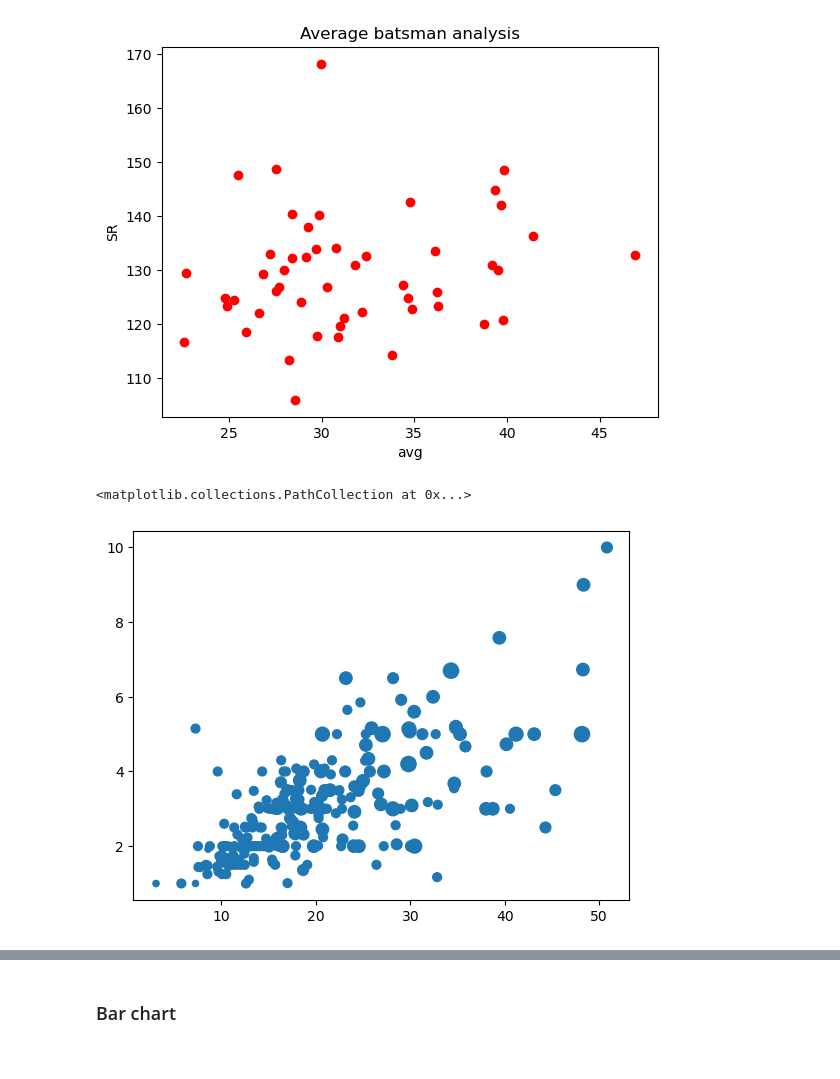
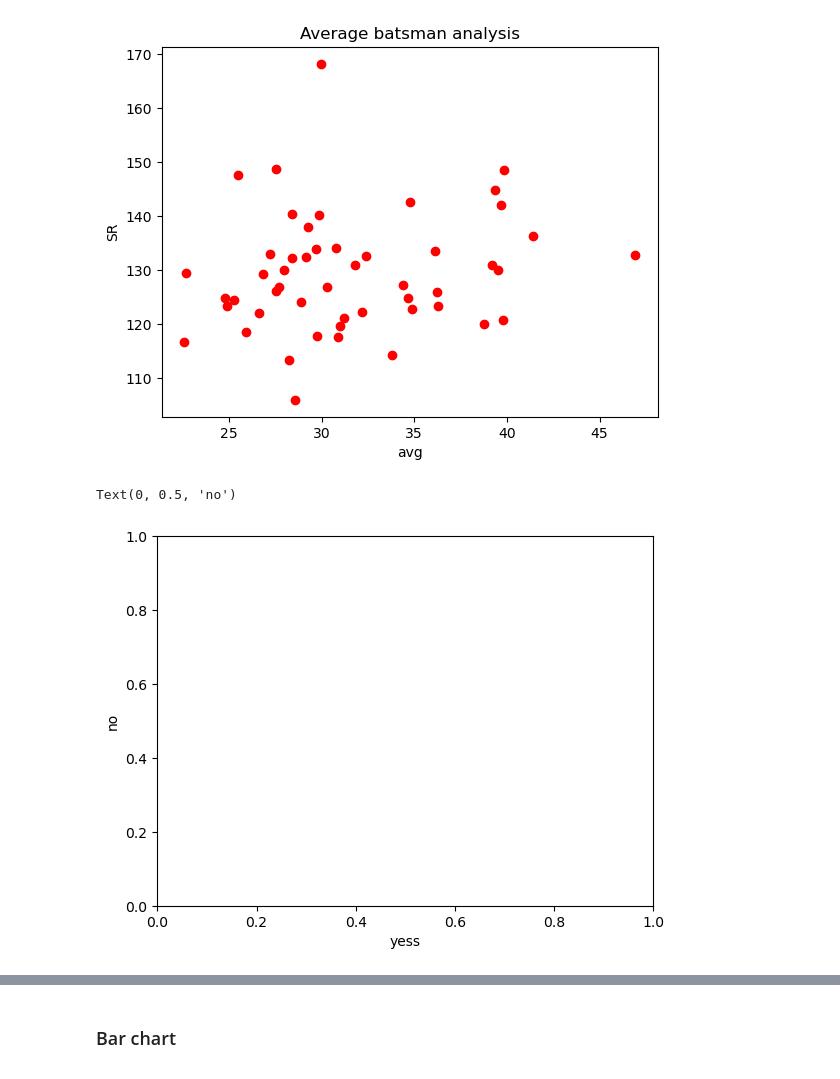
Before and after one commit to VishalYadav2858/AI-stack, a Jupyter notebook: AI_Eng/Matplotlib/Matplotib.ipynb, the cells around one changed output, grey strips where cells are left out. Saved outputs shown, nothing was run; the diff lists cells and outputs as text; code cells hidden in the pictures.

```diff
--- a/AI_Eng/Matplotlib/Matplotib.ipynb
+++ b/AI_Eng/Matplotlib/Matplotib.ipynb
@@ -158,13 +158,16 @@ Text(0, 0.5, 'SR')
 # %%
 # size
 tips = sns.load_dataset('tips')
-
+# tips.shape
+# tips
+plt.xlabel('yess')
+plt.ylabel('no')
 
 # slower
-plt.scatter(tips['total_bill'],tips['tip'],s=tips['size']*20)
+# plt.scatter(tips['total_bill'],tips['tip'],s=tips['size']*20)
 # %% [output]
-<matplotlib.collections.PathCollection at 0x...>
+Text(0, 0.5, 'no')
-[figure, old version]
+[figure, new version]
 # %%
 # scatterplot using plt.plot
 # faster
```
Also changed, not shown: parts of 79 cells of this notebook, 5 other files.
